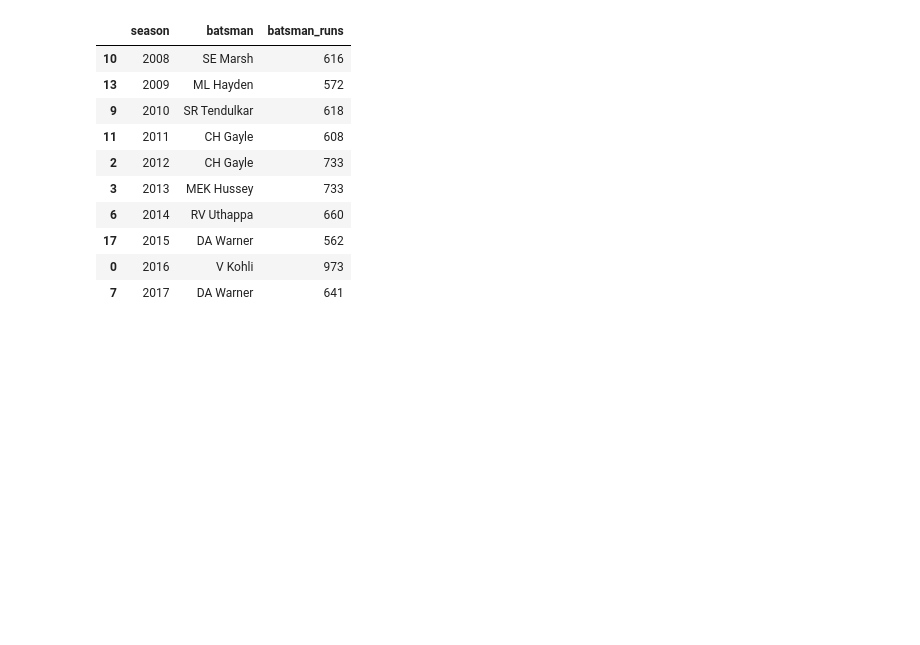
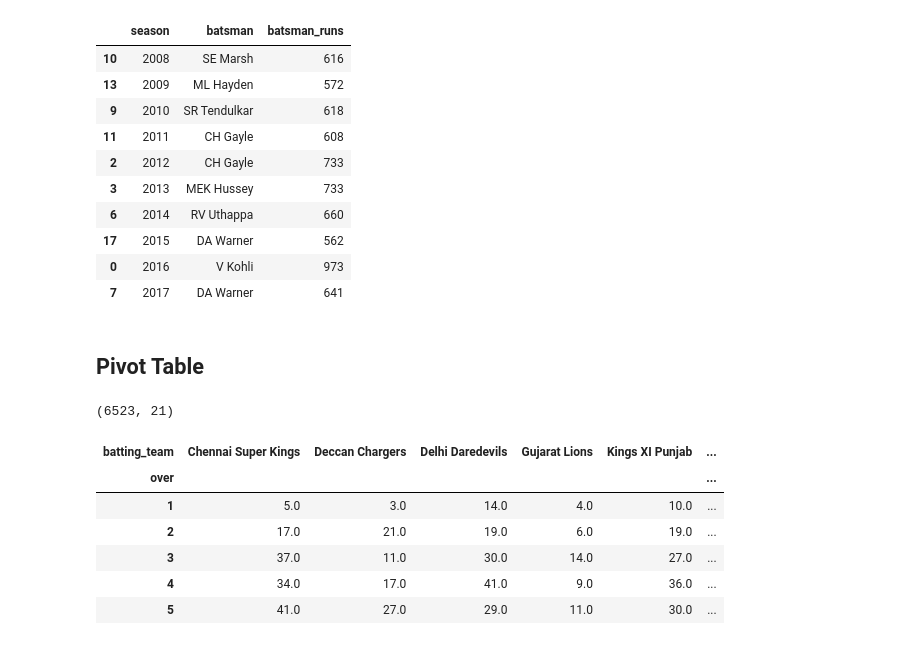
Before and after one commit to BilalWazir033/Ai-Lab, a Jupyter notebook: Ai Course by CampusX/Pandas/Pandas.ipynb, the cells around one changed output. Drawn from its saved outputs; the diff is of its cells as text; code cells hidden in the pictures; blank space fills up the shorter version.

```diff
--- a/Ai Course by CampusX/Pandas/Pandas.ipynb
+++ b/Ai Course by CampusX/Pandas/Pandas.ipynb
@@ -511,3 +511,22 @@ new.groupby(['season','batsman'])['batsman_runs'].sum().sort_values(ascending=Fa
 | 17 | 2015 | DA Warner | 562 |
 | 0 | 2016 | V Kohli | 973 |
 | 7 | 2017 | DA Warner | 641 |
+# %% [markdown]
+## Pivot Table
+# %%
+mask=delivery['batsman_runs']==6
+six=delivery[mask]
+six.shape
+# %% [output]
+(6523, 21)
+# %%
+sixes=six.pivot_table(index='over',columns='batting_team',values='batsman_runs',aggfunc='count')
+sixes.head()
+# %% [output]
+| batting_team | Chennai Super Kings | Deccan Chargers | Delhi Daredevils | Gujarat Lions | Kings XI Punjab | ... |
+| over |  |  |  |  |  | ... |
+| 1 | 5.0 | 3.0 | 14.0 | 4.0 | 10.0 | ... |
+| 2 | 17.0 | 21.0 | 19.0 | 6.0 | 19.0 | ... |
+| 3 | 37.0 | 11.0 | 30.0 | 14.0 | 27.0 | ... |
+| 4 | 34.0 | 17.0 | 41.0 | 9.0 | 36.0 | ... |
+| 5 | 41.0 | 27.0 | 29.0 | 11.0 | 30.0 | ... |
```
Also changed, not shown: parts of 2 cells of this notebook.
